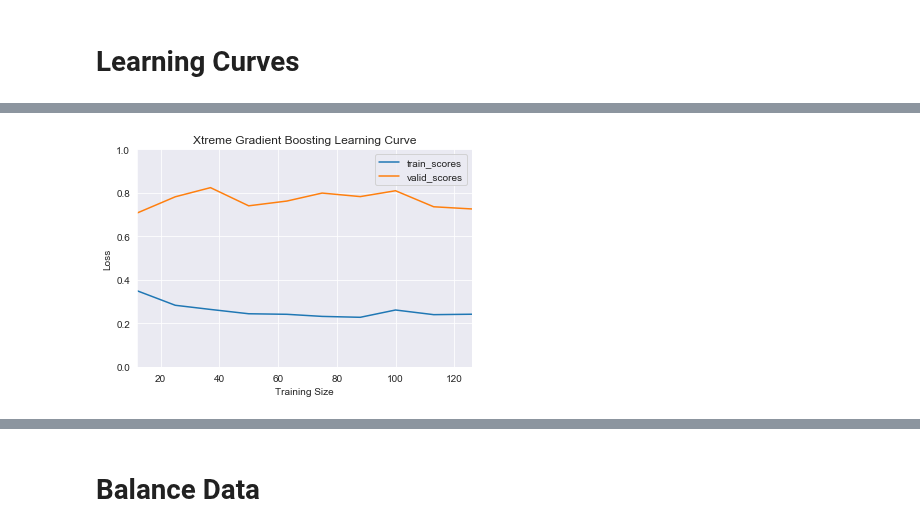
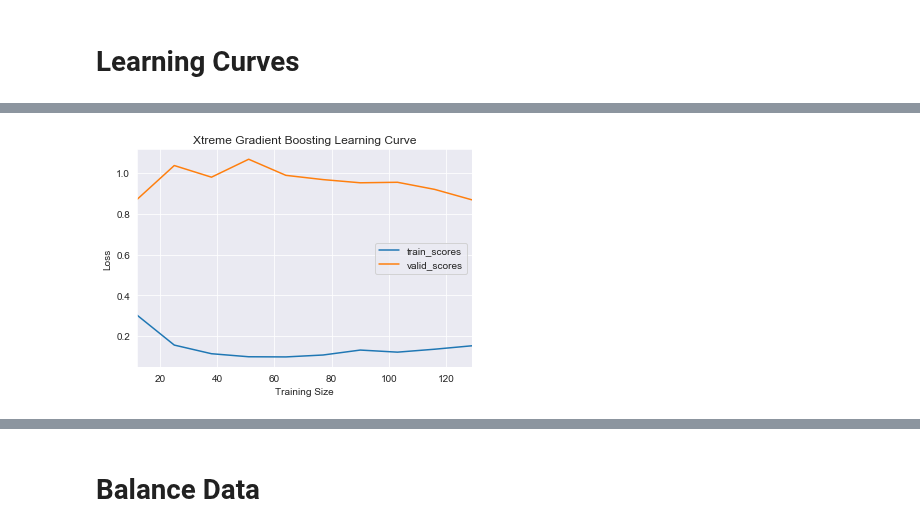
Before and after one commit to arytontediarjo/mPower-Analysis, a Jupyter notebook: Notebooks/FEATURE_ML.ipynb, the cells around one changed output, grey strips where cells are left out. Drawn from its saved outputs; the diff is of its cells as text; code cells hidden in the pictures.

```diff
--- a/Notebooks/FEATURE_ML.ipynb
+++ b/Notebooks/FEATURE_ML.ipynb
@@ -136,4 +124,4 @@ def printPerformance(model, X_test, y_test):
 # %%
 walking_train = pd.read_csv("../Data/MAX_DATA.csv", index_col=0).reset_index(drop = True)
 walking_X_train, walking_X_test, walking_y_train, walking_y_test = \
-                                        train_test_split(walking_train.drop(["PD"], axis = 1), walking_train["PD"], test_size=0.20, random_state = 100)
+                                        train_test_split(walking_train.drop(["PD"], axis = 1), walking_train["PD"], test_size=0.25, random_state = 100)
@@ -313,19 +312,18 @@ plt.grid()
 # %%
 train_sizes, train_scores, valid_scores = learning_curve(xgb_walking_model.best_estimator_,
                                                          walking_X_train, walking_y_train,
                                                          scoring = "neg_log_loss",
                                                          cv = 10,
                                                          random_state = 100,
                                                          train_sizes = np.linspace(0.1, 1, 10))
 pd.DataFrame(data = {"train_scores": np.mean(train_scores, axis = 1) * -1,
                      "valid_scores": np.mean(valid_scores, axis = 1) * -1}, index = train_sizes).plot()
 plt.ylabel("Loss")
 plt.title("Xtreme Gradient Boosting Learning Curve")
-plt.ylim(0,1)
 plt.xlabel("Training Size")
 plt.grid()
 # %% [output]
-[figure, old version]
+[figure, new version]
 # %%
 train_sizes, train_scores, valid_scores = learning_curve(gb_walking_model.best_estimator_,
                                                          walking_X_train, walking_y_train,
```
Also changed, not shown: parts of 14 cells of this notebook, 6 other files.
